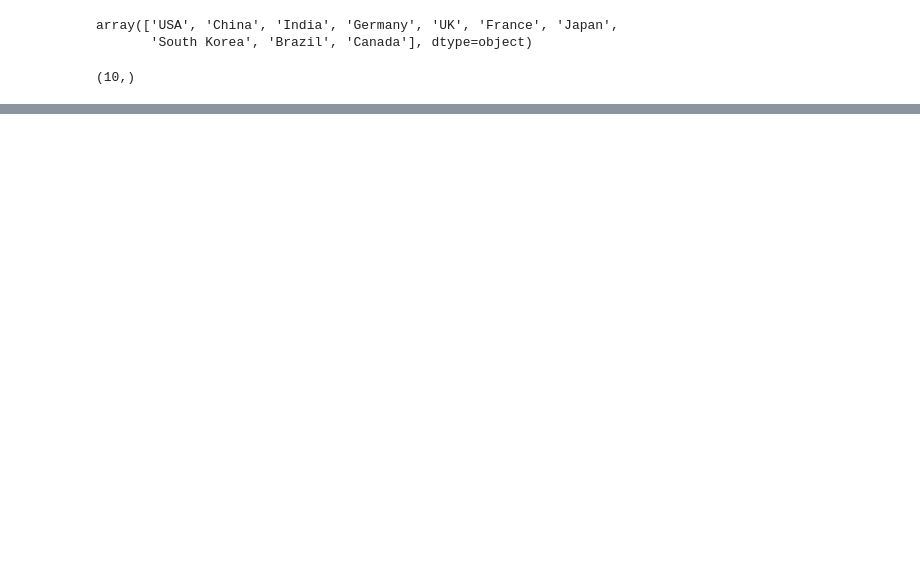
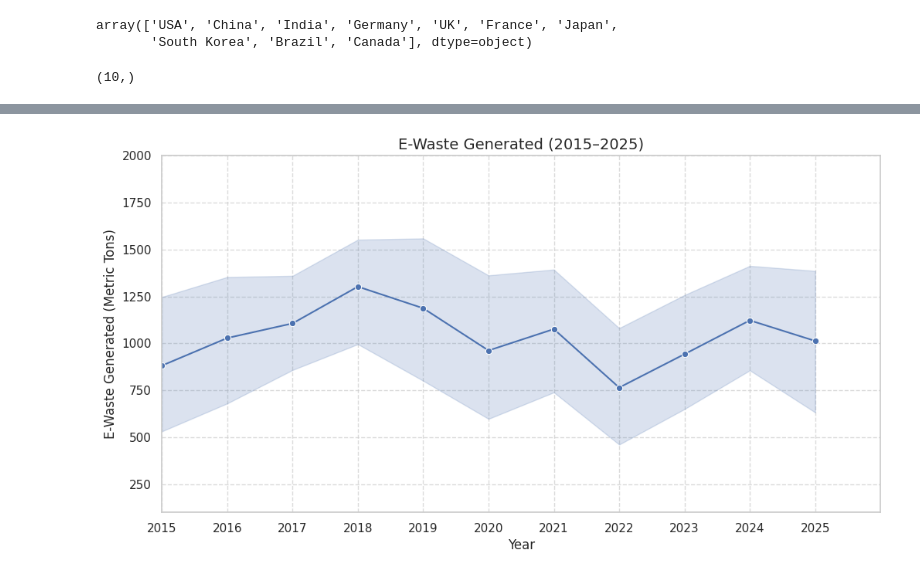
Before and after one commit to Bhargavvv412/EDA-Feature-Engineering, a Jupyter notebook: Global_Tech_Gadget_Consumption.ipynb, the cells around one changed output, grey strips where cells are left out. Cells and saved outputs as stored; diff of their text form; code cells hidden in the pictures; blank space fills up the shorter version.

```diff
--- a/Global_Tech_Gadget_Consumption.ipynb
+++ b/Global_Tech_Gadget_Consumption.ipynb
@@ -90,0 +140,26 @@ df=pd.concat()
+# %%
+#E-Waste Generated (Metric Tons) year by year
+# Sort DataFrame by Year (to connect lines properly)
+# Create plot
+plt.figure(figsize=(12, 6))
+sns.lineplot(
+    x='Year',
+    y='E-Waste Generated (Metric Tons)',
+    data=df,
+    marker='o',
+)
+
+# Set x-axis limits to include 2015-2025
+plt.xlim(2015, 2026)
+plt.ylim(100,2000)
+
+# Formatting
+plt.title('E-Waste Generated (2015–2025)', fontsize=14)
+plt.xlabel('Year', fontsize=12)
+plt.ylabel('E-Waste Generated (Metric Tons)', fontsize=12)
+plt.grid(True, linestyle='--', alpha=0.7)
+plt.xticks(range(2015, 2026, 1))  # Show every year
+
+plt.show()
+# %% [output]
+[figure, added]
```
Also changed, not shown: parts of 23 cells of this notebook.
